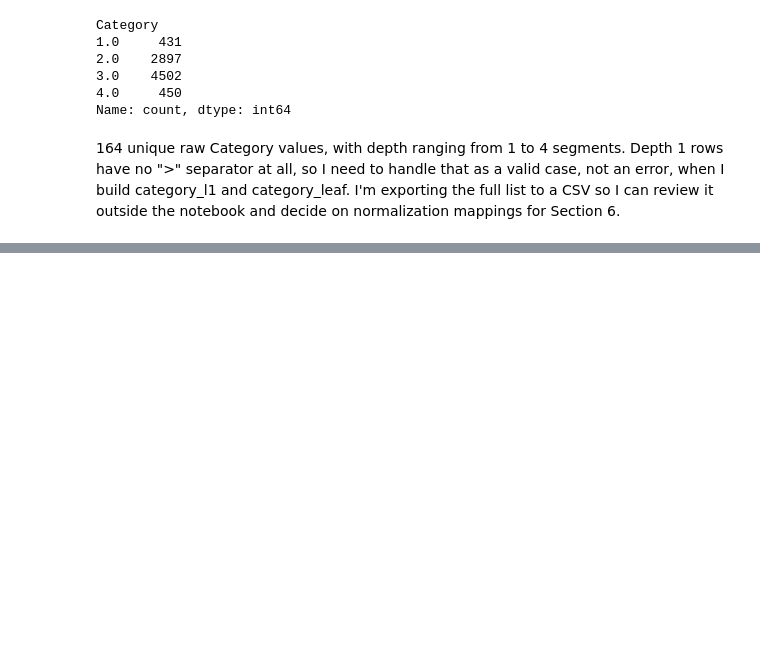
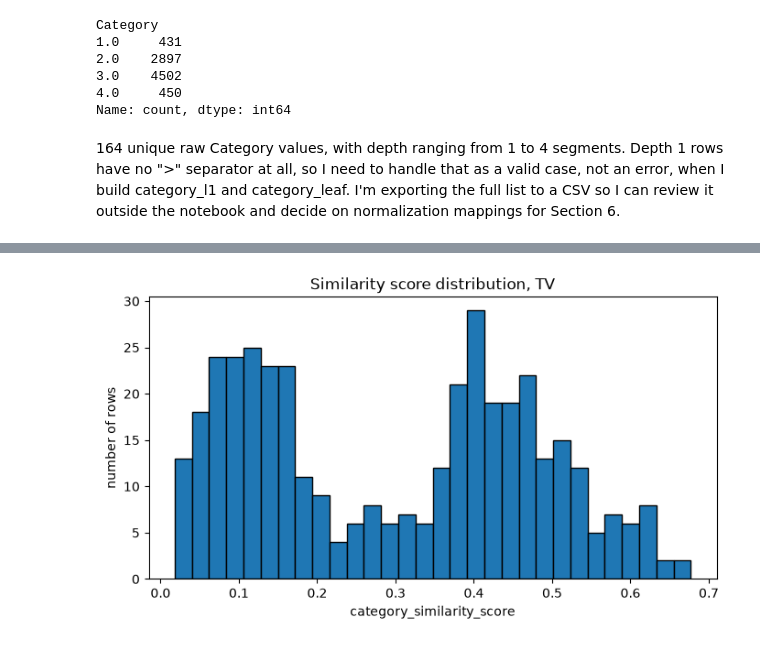
Before and after one commit to Rusher0077/Daraz-Automated-Price-Market-Intelligence-Pipeline, a Jupyter notebook: data_consolidation.ipynb, the cells around one changed output, grey strips where cells are left out. Drawn from its saved outputs; the diff is of its cells as text; code cells hidden in the pictures; blank space fills up the shorter version.

```diff
--- a/data_consolidation.ipynb
+++ b/data_consolidation.ipynb
@@ -133,0 +235,30 @@ category_counts.to_csv("data/category_value_counts.csv")
+# %%
+from sklearn.feature_extraction.text import TfidfVectorizer
+from sklearn.metrics.pairwise import cosine_similarity
+import numpy as np
+
+# Combine name and description into one text field per row
+raw_combined["combined_text"] = (
+    raw_combined["Name"].fillna("") + " " + raw_combined["Description"].fillna("")
+)
+
+# Fit TF-IDF across the whole dataset so all rows share the same vocabulary space
+vectorizer = TfidfVectorizer(stop_words="english", max_features=5000)
+tfidf_matrix = vectorizer.fit_transform(raw_combined["combined_text"])
+
+# Build a centroid vector per source_sheet, the "typical" profile of that sheet's text
+sheet_centroids = {}
+for sheet in raw_combined["source_sheet"].unique():
+    sheet_mask = (raw_combined["source_sheet"] == sheet).values
+    sheet_centroids[sheet] = tfidf_matrix[sheet_mask].mean(axis=0)
+
+# Score every row against its own sheet's centroid
+scores = np.zeros(raw_combined.shape[0])
+for sheet, centroid in sheet_centroids.items():
+    sheet_mask = (raw_combined["source_sheet"] == sheet).values
+    row_indices = np.where(sheet_mask)[0]
+    sim = cosine_similarity(tfidf_matrix[row_indices], np.asarray(centroid))
+    scores[row_indices] = sim.flatten()
+
+raw_combined["category_similarity_score"] = scores
+raw_combined["category_similarity_score"].describe()
@@ -133,0 +309,14 @@ category_counts.to_csv("data/category_value_counts.csv")
+# %%
+import matplotlib.pyplot as plt
+
+sheet_to_check = "TV"
+scores = raw_combined[raw_combined["source_sheet"] == sheet_to_check]["category_similarity_score"]
+
+plt.figure(figsize=(8, 4))
+plt.hist(scores, bins=30, edgecolor="black")
+plt.title(f"Similarity score distribution, {sheet_to_check}")
+plt.xlabel("category_similarity_score")
+plt.ylabel("number of rows")
+plt.show()
+# %% [output]
+[figure, added]
```
Also changed, not shown: parts of 23 cells of this notebook.
